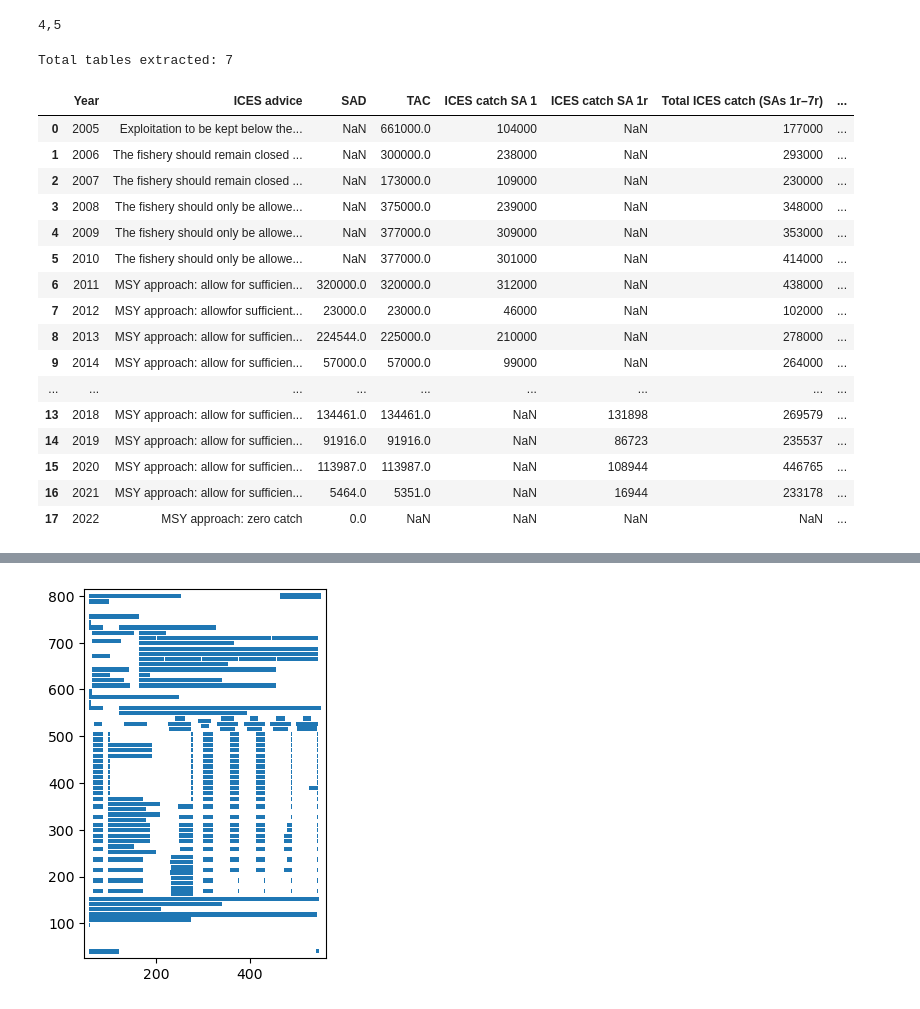
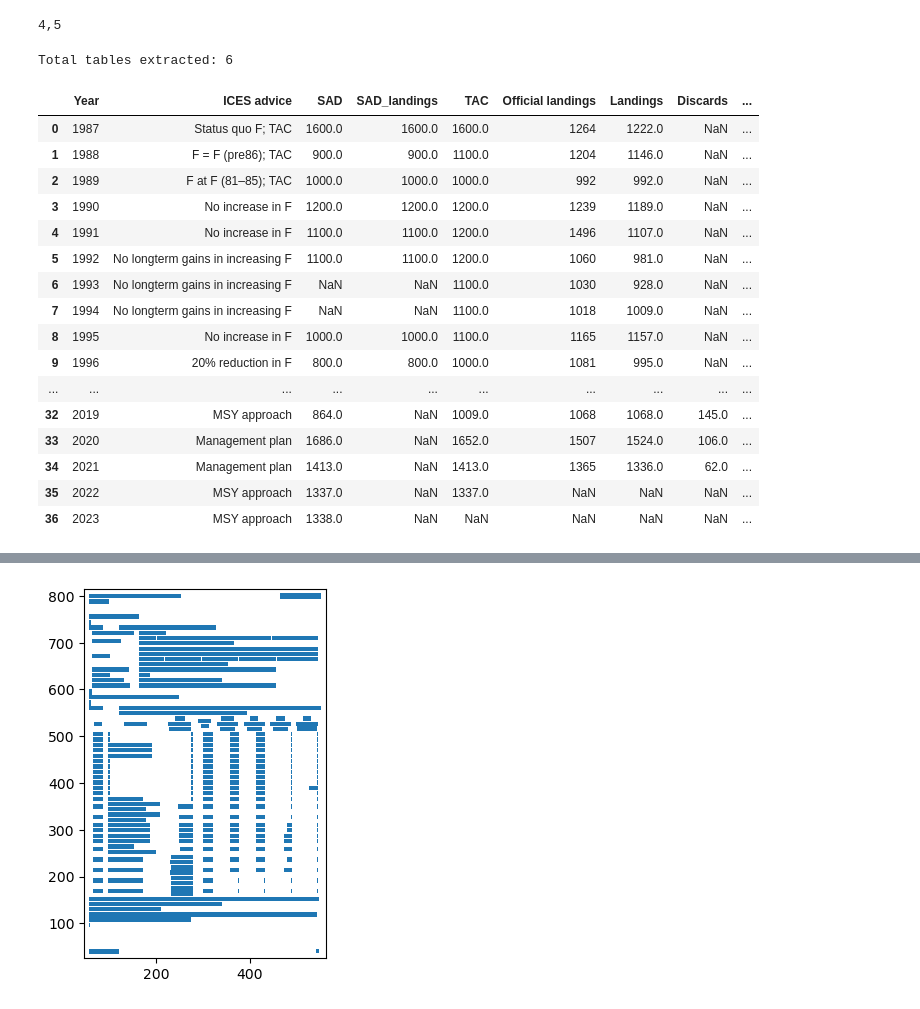
Before and after one commit to isaldiviagonzatti/sdg14, a Jupyter notebook: code/tabula_sdg14.ipynb, the cells around one changed output, grey strips where cells are left out. Cells and saved outputs as stored; diff of their text form; code cells hidden in the pictures.

```diff
--- a/code/tabula_sdg14.ipynb
+++ b/code/tabula_sdg14.ipynb
@@ -45,3 +45,5 @@ fishStock = 'san.sa.1r'
+# %%
+fishStock = 'sol.27.7fg'
 # %%
 # get page number in which Table 6 lies, and also get the next one as tables can span two oages
 obj = PyPDF2.PdfFileReader("../data/pdfsICES/{}.pdf".format(fishStock))
@@ -79,7 +81,7 @@ tables = camelot.read_pdf("../data/pdfsICES/{}.pdf".format(fishStock),
                           )
 print("Total tables extracted:", tables.n)
 # %% [output]
-Total tables extracted: 7
+Total tables extracted: 6
 # %%
 # delete tables before the first table in list that corresponds to table 6 (Advice)
 firstAdvice = [i for i, elem in enumerate(tables) if 'ICES advice' \
@@ -113,56 +115,71 @@ icesTable.rename(columns=lambda x: re.sub(r' +', ' ', x).strip(), inplace=True)
 
 # replace columns names
 dictCol = {'(?=.*[Cc]atch)(?=.*[Aa]dvice)': 'SAD',
-            '(?=.*[Ll]anding)(?=.*[Aa]dvice)': 'SAD_landing',
+            '(?=.*[Ll]anding)(?=.*[Aa]dvice)': 'SAD_landings',
             '(?=.*TAC)': 'TAC',
             '(?=.*ICES)(?=.*[Ll]anding)': 'Landings',
-            '(?=.*ICES)(?=.*[Cc]atch)': 'Catches (stockass)'}
-
-# if more than one column name matches the regex, we don't rename them
+            '(?=.*ICES)(?=.*[Cc]atch)': 'Catches (pdfs)',
+            '(?=.*ICES)(?=.*[Dd]iscards)': 'Discards',}
 
 for key, value in dictCol.items():
     countCol = []
     for i in range(len(icesTable.columns.to_list())):
         count = bool(re.search(key, icesTable.columns[i]))
         countCol.append(count)
+    # if more than one column name matches the regex, we don't rename them
     if countCol.count(True) == 1:
         for i in range(len(icesTable.columns.to_list())):
             if bool(re.search(key, icesTable.columns[i])) == True:
                 icesTable.rename(columns = {icesTable.columns[i]:value}, inplace = True)
 
 # fix numeric columns
-numericCol = ['SAD', 'SAD_landings', 'TAC', 'Landings', 'Year', 'Catches (stockass)']
+numericCol = ['SAD', 'SAD_landings', 'TAC', 'Landings',
+'Year', 'Catches (pdfs)', 'Discards']
 for col in icesTable.columns:
     if col in numericCol:
         # strip spaces between numbers
         icesTable[col] = icesTable[col].replace({' ': ''}, regex=True)
         # for cases in which there is an explanation of the number, we strip it
         icesTable[col] = icesTable[col].str.split('(').str[0]
         icesTable[col] = icesTable[col].apply(pd.to_numeric, errors='coerce')
 
 icesTable = icesTable.replace({'': np.nan})
-# icesTable = icesTable.apply(pd.to_numeric, errors='coerce').fillna(icesTable)
+
+# if there is no SAD catch, we use SAD_landings
+if 'SAD_landings' in icesTable.columns:
+    icesTable['SAD'] = icesTable['SAD'].fillna(icesTable['SAD_landings'])
+
+# define catches as landing + discards
+if 'Landings' in icesTable.columns and 'Discards' in icesTable.columns:
+    icesTable['catchesCal'] = icesTable['Landings'].fillna(0) + icesTable['Discards'].fillna(0)
+
+# if there is no ICES Catches, we use catchCal
+if 'Catches (pdfs)' in icesTable.columns:
+    icesTable['Catches (pdfs)'] = icesTable['Catches (pdfs)'].fillna(icesTable['catchesCal'])
+else:
+    icesTable['Catches (pdfs)'] = icesTable['catchesCal']
+
 
 icesTable.reset_index(drop=True, inplace=True)
 icesTable
 # %% [output]
-|  | Year | ICES advice | SAD | TAC | ICES catch SA 1 | ICES catch SA 1r | Total ICES catch (SAs 1r–7r) | ... |
-| 0 | 2005 | Exploitation to be kept below the... | NaN | 661000.0 | 104000 | NaN | 177000 | ... |
-| 1 | 2006 | The fishery should remain closed ... | NaN | 300000.0 | 238000 | NaN | 293000 | ... |
-| 2 | 2007 | The fishery should remain closed ... | NaN | 173000.0 | 109000 | NaN | 230000 | ... |
-| 3 | 2008 | The fishery should only be allowe... | NaN | 375000.0 | 239000 | NaN | 348000 | ... |
-| 4 | 2009 | The fishery should only be allowe... | NaN | 377000.0 | 309000 | NaN | 353000 | ... |
-| 5 | 2010 | The fishery should only be allowe... | NaN | 377000.0 | 301000 | NaN | 414000 | ... |
-| 6 | 2011 | MSY approach: allow for sufficien... | 320000.0 | 320000.0 | 312000 | NaN | 438000 | ... |
-| 7 | 2012 | MSY approach: allowfor sufficient... | 23000.0 | 23000.0 | 46000 | NaN | 102000 | ... |
-| 8 | 2013 | MSY approach: allow for sufficien... | 224544.0 | 225000.0 | 210000 | NaN | 278000 | ... |
-| 9 | 2014 | MSY approach: allow for sufficien... | 57000.0 | 57000.0 | 99000 | NaN | 264000 | ... |
-| ... | ... | ... | ... | ... | ... | ... | ... | ... |
-| 13 | 2018 | MSY approach: allow for sufficien... | 134461.0 | 134461.0 | NaN | 131898 | 269579 | ... |
-| 14 | 2019 | MSY approach: allow for sufficien... | 91916.0 | 91916.0 | NaN | 86723 | 235537 | ... |
-| 15 | 2020 | MSY approach: allow for sufficien... | 113987.0 | 113987.0 | NaN | 108944 | 446765 | ... |
-| 16 | 2021 | MSY approach: allow for sufficien... | 5464.0 | 5351.0 | NaN | 16944 | 233178 | ... |
-| 17 | 2022 | MSY approach: zero catch | 0.0 | NaN | NaN | NaN | NaN | ... |
+|  | Year | ICES advice | SAD | SAD_landings | TAC | Official landings | Landings | Discards | ... |
+| 0 | 1987 | Status quo F; TAC | 1600.0 | 1600.0 | 1600.0 | 1264 | 1222.0 | NaN | ... |
+| 1 | 1988 | F = F (pre86); TAC | 900.0 | 900.0 | 1100.0 | 1204 | 1146.0 | NaN | ... |
+| 2 | 1989 | F at F (81–85); TAC | 1000.0 | 1000.0 | 1000.0 | 992 | 992.0 | NaN | ... |
+| 3 | 1990 | No increase in F | 1200.0 | 1200.0 | 1200.0 | 1239 | 1189.0 | NaN | ... |
+| 4 | 1991 | No increase in F | 1100.0 | 1100.0 | 1200.0 | 1496 | 1107.0 | NaN | ... |
+| 5 | 1992 | No longterm gains in increasing F | 1100.0 | 1100.0 | 1200.0 | 1060 | 981.0 | NaN | ... |
+| 6 | 1993 | No longterm gains in increasing F | NaN | NaN | 1100.0 | 1030 | 928.0 | NaN | ... |
+| 7 | 1994 | No longterm gains in increasing F | NaN | NaN | 1100.0 | 1018 | 1009.0 | NaN | ... |
+| 8 | 1995 | No increase in F | 1000.0 | 1000.0 | 1100.0 | 1165 | 1157.0 | NaN | ... |
+| 9 | 1996 | 20% reduction in F | 800.0 | 800.0 | 1000.0 | 1081 | 995.0 | NaN | ... |
+| ... | ... | ... | ... | ... | ... | ... | ... | ... | ... |
+| 32 | 2019 | MSY approach | 864.0 | NaN | 1009.0 | 1068 | 1068.0 | 145.0 | ... |
+| 33 | 2020 | Management plan | 1686.0 | NaN | 1652.0 | 1507 | 1524.0 | 106.0 | ... |
+| 34 | 2021 | Management plan | 1413.0 | NaN | 1413.0 | 1365 | 1336.0 | 62.0 | ... |
+| 35 | 2022 | MSY approach | 1337.0 | NaN | 1337.0 | NaN | NaN | NaN | ... |
+| 36 | 2023 | MSY approach | 1338.0 | NaN | NaN | NaN | NaN | NaN | ... |
 # %%
 # Sandeel case
 if 'san.sa' in fishStock:
```
Also changed, not shown: parts of 8 cells of this notebook, 6 other files.
